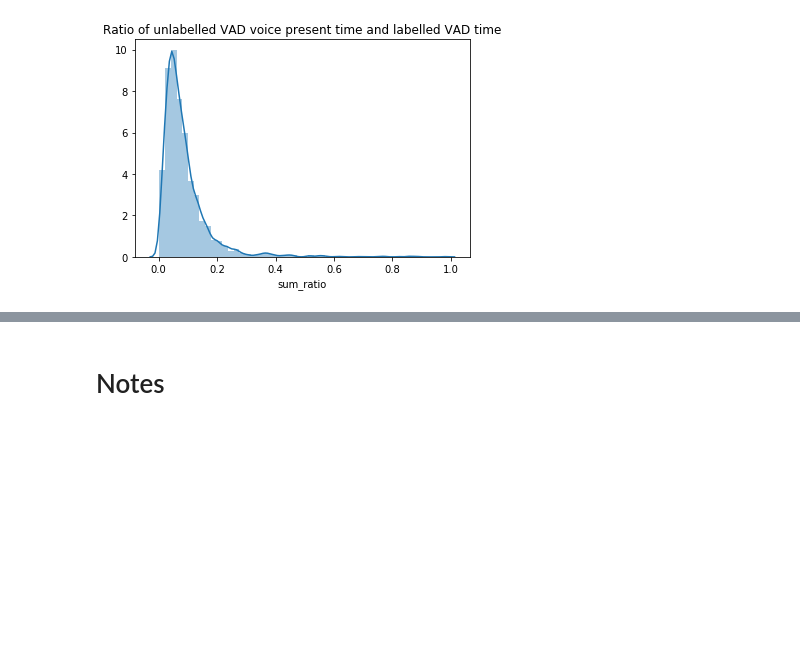
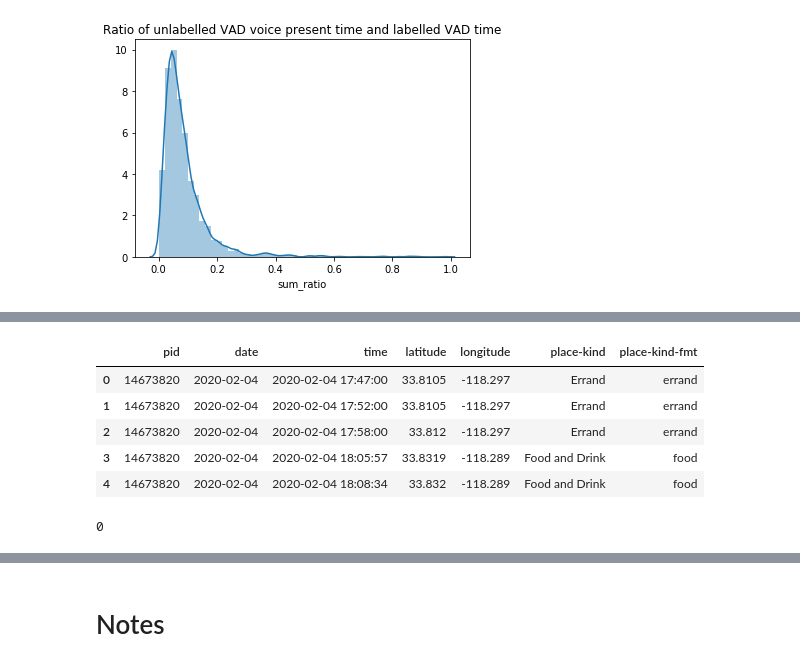
Before and after one commit to tliu526/lifesense, a Jupyter notebook: vad-exploration.ipynb, the cells around one changed output, grey strips where cells are left out. Saved outputs shown, nothing was run; the diff lists cells and outputs as text; code cells hidden in the pictures; blank space fills up the shorter version.

Commit message:
finish first pass at semantic loc cross referencing with voice activity

```diff
--- a/vad-exploration.ipynb
+++ b/vad-exploration.ipynb
@@ -443,0 +455,19 @@ Text(0.5, 1.0, 'Ratio of unlabelled VAD voice present time and labelled VAD time
+# %%
+# load semantic location "raw"
+sloc_loc = ema_file_prefix + "/semantic-location/{}.df"
+sel_slocs = pd.read_pickle(sloc_loc.format(test_pid))
+sel_slocs['place-kind-fmt'] = sel_slocs['place-kind'].map(ls_utils.sloc_map)
+sel_slocs['place-kind-fmt'] = sel_slocs['place-kind-fmt'].fillna("n/a")
+# %%
+sel_slocs.head()
+# %% [output]
+|  | pid | date | time | latitude | longitude | place-kind | place-kind-fmt |
+| 0 | 14673820 | 2020-02-04 | 2020-02-04 17:47:00 | 33.8105 | -118.297 | Errand | errand |
+| 1 | 14673820 | 2020-02-04 | 2020-02-04 17:52:00 | 33.8105 | -118.297 | Errand | errand |
+| 2 | 14673820 | 2020-02-04 | 2020-02-04 17:58:00 | 33.812 | -118.297 | Errand | errand |
+| 3 | 14673820 | 2020-02-04 | 2020-02-04 18:05:57 | 33.8319 | -118.289 | Food and Drink | food |
+| 4 | 14673820 | 2020-02-04 | 2020-02-04 18:08:34 | 33.832 | -118.289 | Food and Drink | food |
+# %%
+sel_slocs['place-kind-fmt'].isna().sum()
+# %% [output]
+0
```
Also changed, not shown: parts of 3 cells of this notebook.
